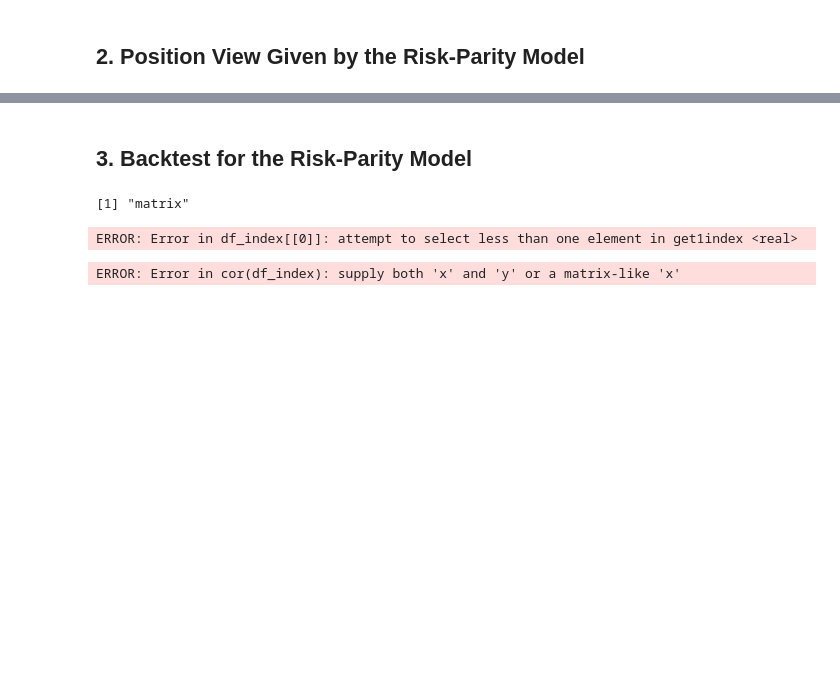
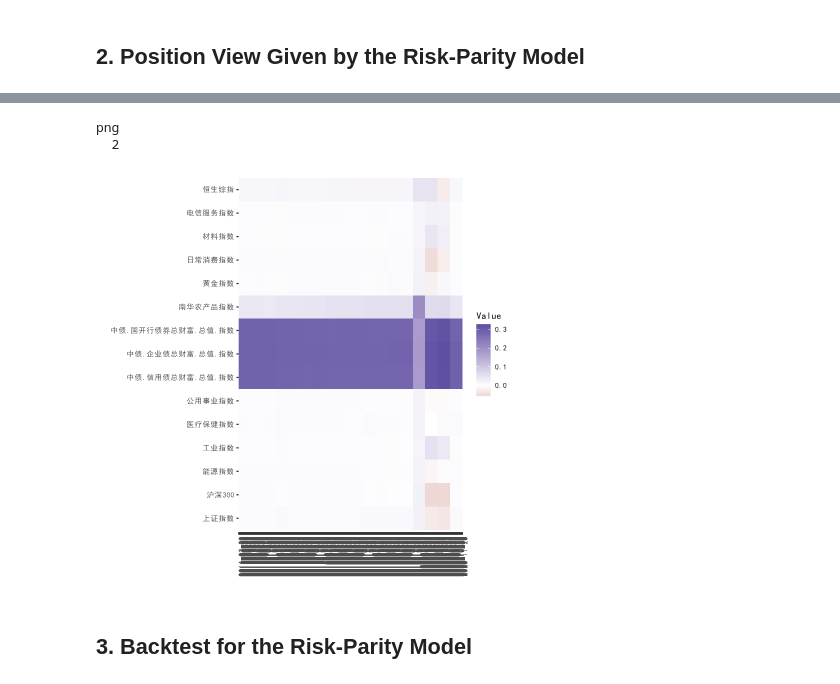
Before and after one commit to JZ-H/Portfolio_Analysis, a Jupyter notebook: Model/Risk_Parity_Model/RPModel_Visualization.ipynb, the cells around one changed output, grey strips where cells are left out. Saved outputs shown, nothing was run; the diff lists cells and outputs as text; code cells hidden in the pictures; blank space fills up the shorter version.

```diff
--- a/Model/Risk_Parity_Model/RPModel_Visualization.ipynb
+++ b/Model/Risk_Parity_Model/RPModel_Visualization.ipynb
@@ -52,2 +54,14 @@ png
 # %% [markdown]
 ## 2. Position View Given by the Risk-Parity Model
+# %%
+# load and melt data
+views <- read.table('view.csv',header=T,sep=",",fileEncoding="UTF-8")
+
+colnames(views) <- c("Date",colnames(views)[2:16])
+
+#views$Date <- as.Date(views$Date)
+
+views_mt <- melt(views,id.vars = 1)
+
+colnames(views_mt) = c("Date","Gp","Value")
+head(views_mt)
@@ -54,2 +78,16 @@ png
+# %%
+# plot
+CairoPDF('Heatmap_RP_Weight.pdf', width= 9, height = 4)
+ggplot(data = views_mt, aes(x=Date, y=Gp, fill=Value)) +
+    xlab("")+ ylab("") +
+    scale_fill_gradient2(high = "#5E4FA2")+
+    theme(text=element_text(family="SimHei")) +
+    theme(axis.text.x = element_text(angle = 90, vjust = 1, hjust = 1)) +
+    geom_raster()
+dev.off()
+# %% [output]
+png
+  2
+[figure, added]
 # %% [markdown]
 ## 3. Backtest for the Risk-Parity Model
@@ -64,12 +93,0 @@ rownames(test) = paste("Gene", 1:20, sep = "")
-# %%
-class(cor_index)
-# %% [output]
-[1] "matrix"
-# %%
-df_index
-# %% [output]
-ERROR: Error in df_index[[0]]: attempt to select less than one element in get1index <real>
-# %%
-cor(df_index)
-# %% [output]
-ERROR: Error in cor(df_index): supply both 'x' and 'y' or a matrix-like 'x'
```
Also changed, not shown: parts of 15 cells of this notebook, 8 other files.
